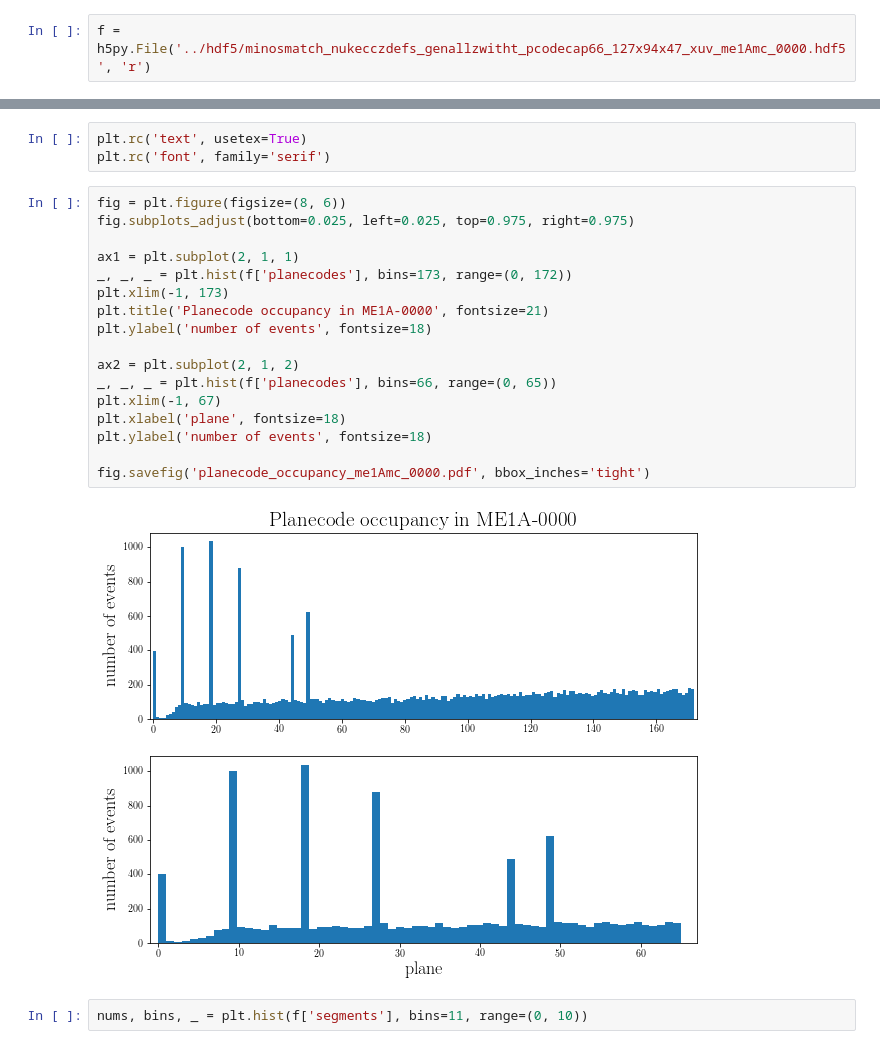
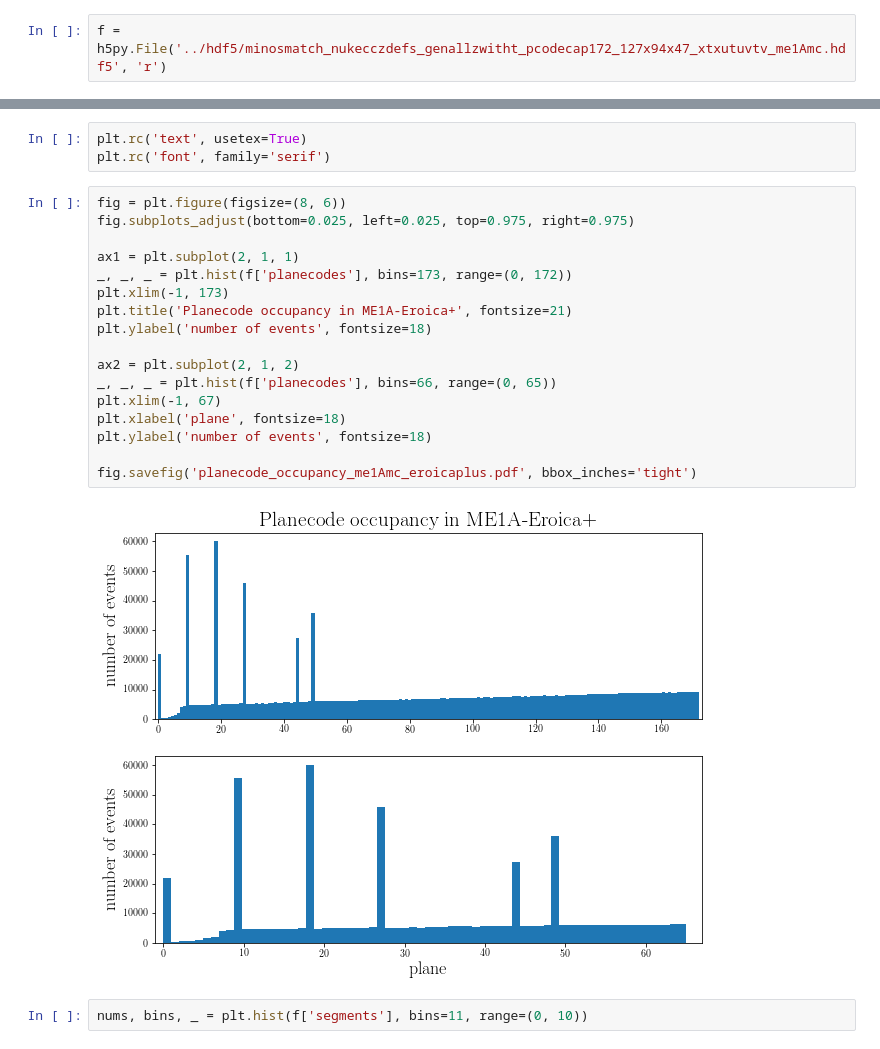
Before and after one commit to faizaakbar/ANNMINERvA, a Jupyter notebook: visualize_planecode_occupancy_stats.ipynb, the cells around one changed output, grey strips where cells are left out. Saved outputs shown, nothing was run; the diff lists cells and outputs as text.

Commit message:
some viz of the fulldet confusion and occupancy stuff

```diff
--- a/visualize_planecode_occupancy_stats.ipynb
+++ b/visualize_planecode_occupancy_stats.ipynb
@@ -18,7 +18,7 @@ def decode_eventid(eventid):
     run = eventid
     return (run, subrun, gate, phys_evt)
 # %%
-f = h5py.File('../hdf5/minosmatch_nukecczdefs_genallzwitht_pcodecap66_127x94x47_xuv_me1Amc_0000.hdf5', 'r')
+f = h5py.File('../hdf5/minosmatch_nukecczdefs_genallzwitht_pcodecap172_127x94x47_xtxutuvtv_me1Amc.hdf5', 'r')
 # %%
 len(f['eventids'][:])
 # %% [output]
@@ -85,22 +85,22 @@ plt.rc('font', family='serif')
 # %%
 fig = plt.figure(figsize=(8, 6))
 fig.subplots_adjust(bottom=0.025, left=0.025, top=0.975, right=0.975)
 
 ax1 = plt.subplot(2, 1, 1)
 _, _, _ = plt.hist(f['planecodes'], bins=173, range=(0, 172))
 plt.xlim(-1, 173)
-plt.title('Planecode occupancy in ME1A-0000', fontsize=21)
+plt.title('Planecode occupancy in ME1A-Eroica+', fontsize=21)
 plt.ylabel('number of events', fontsize=18)
 
 ax2 = plt.subplot(2, 1, 2)
 _, _, _ = plt.hist(f['planecodes'], bins=66, range=(0, 65))
 plt.xlim(-1, 67)
 plt.xlabel('plane', fontsize=18)
 plt.ylabel('number of events', fontsize=18)
 
-fig.savefig('planecode_occupancy_me1Amc_0000.pdf', bbox_inches='tight')
+fig.savefig('planecode_occupancy_me1Amc_eroicaplus.pdf', bbox_inches='tight')
 # %% [output]
-[figure, old version]
+[figure, new version]
 # %%
 nums, bins, _ = plt.hist(f['segments'], bins=11, range=(0, 10))
 # %% [output]
```
Also changed, not shown: parts of 6 cells of this notebook, 1 other file.
